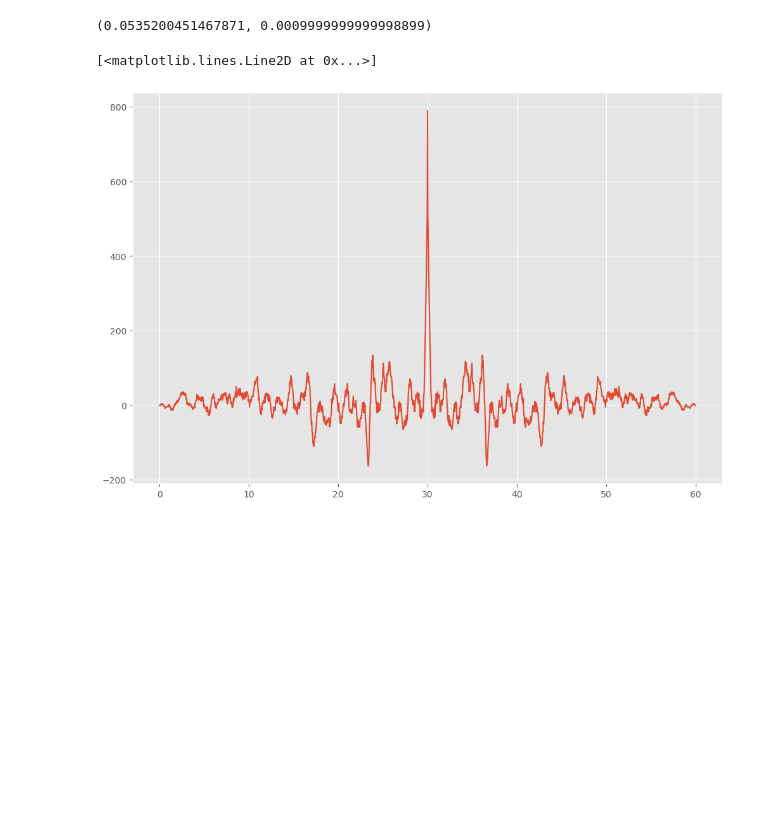
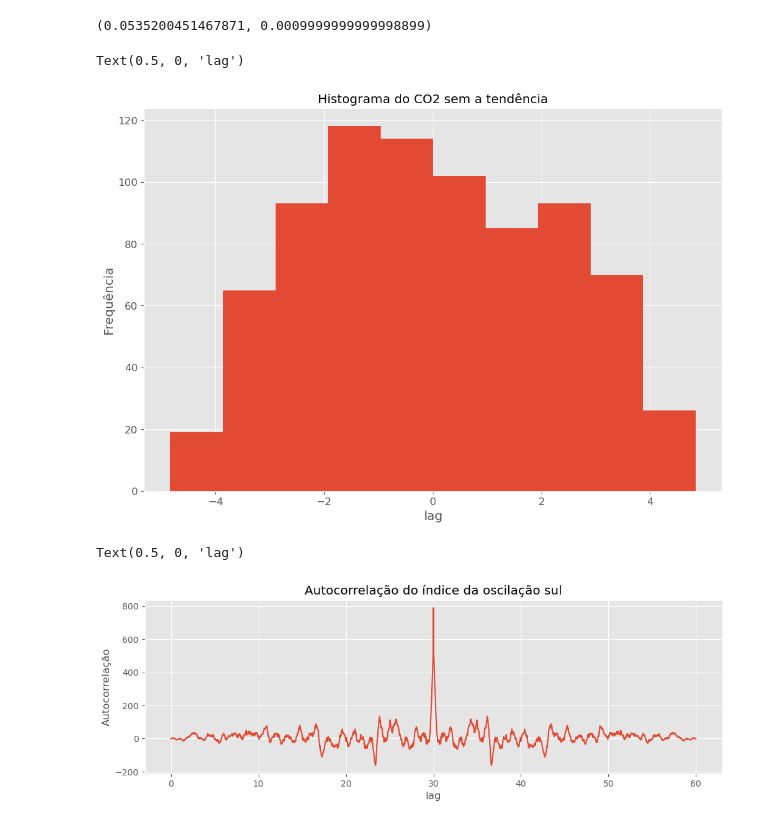
Before and after one commit to LSalimene/Analise-Series-temporais-em-oceano, a Jupyter notebook: lista3/lista3.ipynb, the cells around one changed output. Cells and saved outputs as stored; diff of their text form; code cells hidden in the pictures; blank space fills up the shorter version.

```diff
--- a/lista3/lista3.ipynb
+++ b/lista3/lista3.ipynb
@@ -138,0 +156,22 @@ plt.legend()
+# %%
+dt = 0.5
+T = 10
+N = 200
+t = np.arange(0, N) * dt
+
+y = 2 * np.cos((2 * np.pi / T) * t)
+
+c, lags = np.correlate(y, y, mode='full'), np.arange(-N+1, N)
+plt.rcParams.update({'font.size': 6})
+
+plt.figure(figsize=(12,8))
+plt.subplot(211)
+plt.plot(t, y)
+plt.title('Série Temporal N=200')
+plt.xlabel('Tempo [s]')
+
+plt.subplot(212)
+plt.plot(lags, c)
+plt.title('Autocorrelação da série temporal N=200')
+plt.ylabel('Autocorrelação')
+plt.xlabel('lag')
@@ -207,5 +249,16 @@ plt.plot(lag,xd)
 sm.lilliefors(p30(x)-co2,dist='norm')
 # %% [output]
 (0.0535200451467871, 0.0009999999999998899)
+# %%
+plt.figure(figsize=(12,8))
+plt.hist(p30(x)-co2)
+plt.rcParams.update({'font.size': 10})
+
+plt.title('Histograma do CO2 sem a tendência')
+plt.ylabel('Frequência')
+plt.xlabel('lag')
+# %% [output]
+Text(0.5, 0, 'lag')
+[figure, added]
 # %%
 soic = np.correlate(soi, soi, 'full')
@@ -213,6 +269,10 @@ lag = np.linspace(0, 60,num=len(soic))
 # %%
 plt.figure(figsize=(12,8))
+plt.subplot(211)
 plt.plot(lag,soic)
+plt.title('Autocorrelação do índice da oscilação sul')
+plt.ylabel('Autocorrelação')
+plt.xlabel('lag')
 # %% [output]
-[<matplotlib.lines.Line2D at 0x...>]
+Text(0.5, 0, 'lag')
-[figure, old version]
+[figure, new version]
```
Also changed, not shown: parts of 12 cells of this notebook.
